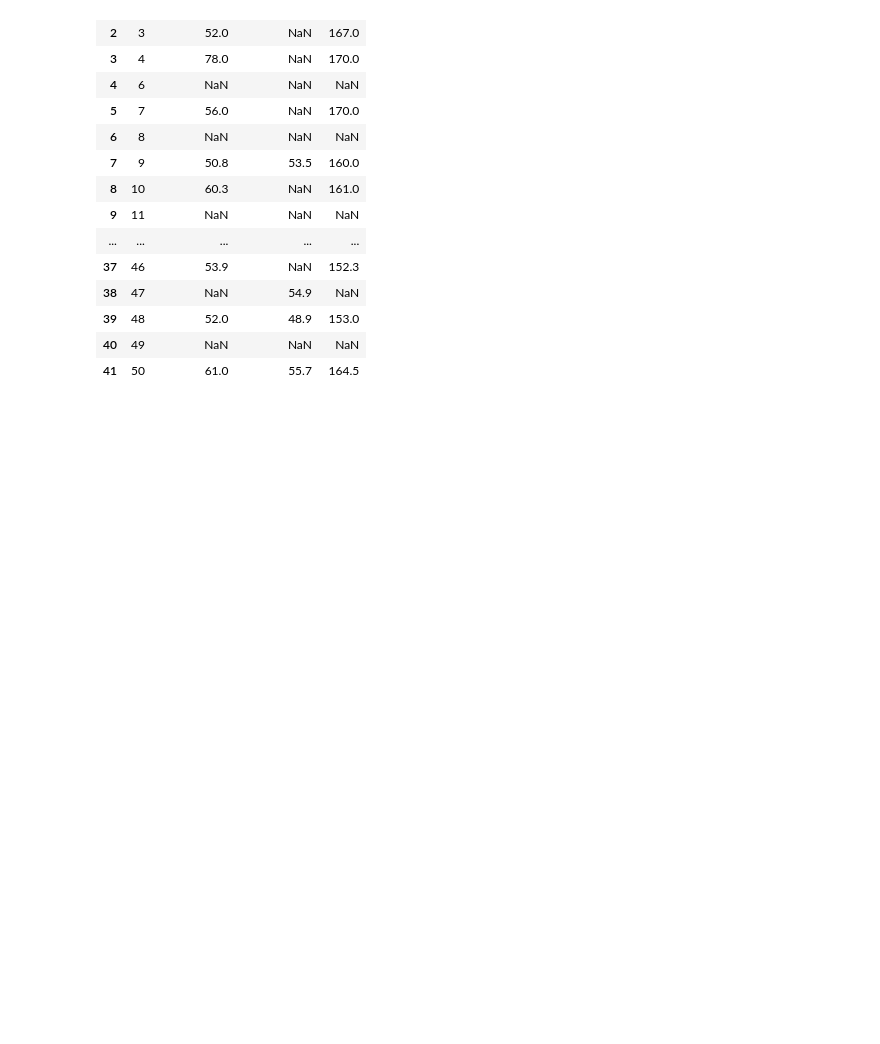
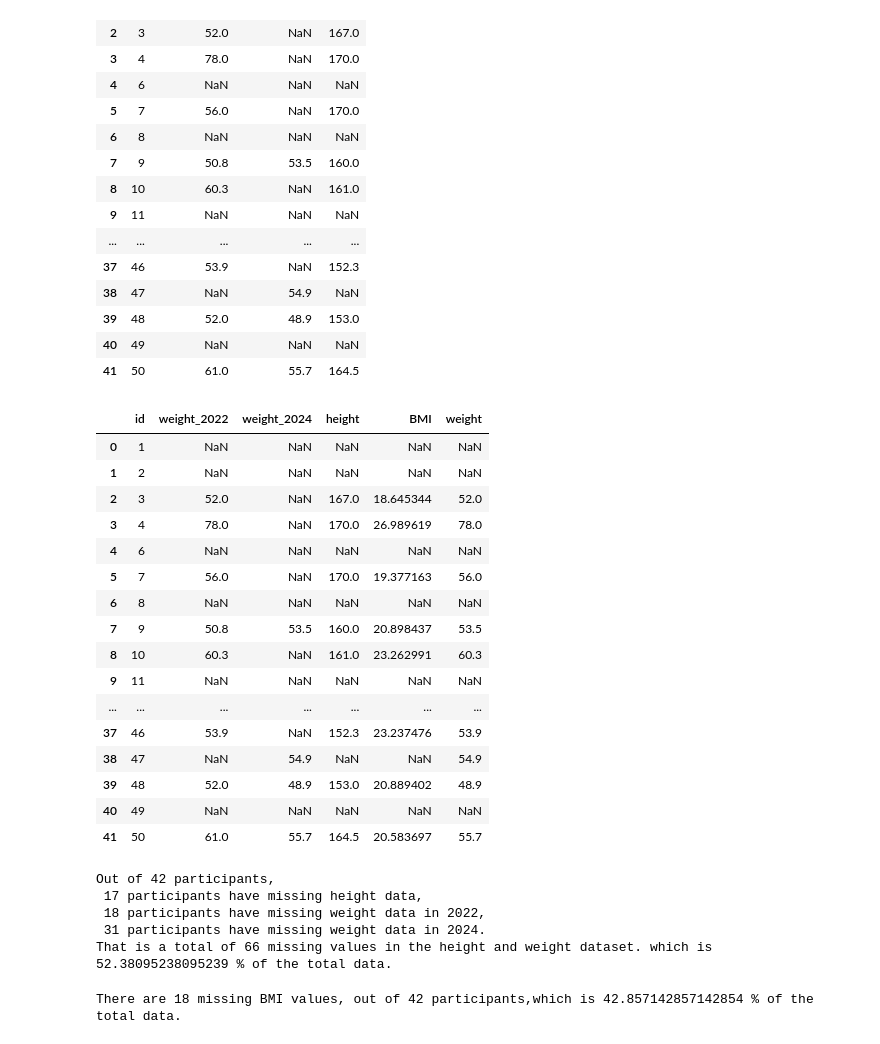
Before and after one commit to EstelleWang-UofT/ML-for-Women, a Jupyter notebook: notebooks/physical activity/mcphases_physical_activity 111.ipynb, the cells around one changed output. Cells and saved outputs as stored; diff of their text form; code cells hidden in the pictures; blank space fills up the shorter version.

Commit message:
data processing 2

```diff
--- a/notebooks/physical activity/mcphases_physical_activity 111.ipynb
+++ b/notebooks/physical activity/mcphases_physical_activity 111.ipynb
@@ -23,7 +24,7 @@ calories = pd.read_csv(os.path.join(data_dir, 'calories.csv'))
 demographic_vo2_max = pd.read_csv(os.path.join(data_dir, 'demographic_vo2_max.csv'))
 # exercise = pd.read_csv(os.path.join(data_dir, 'exercise.csv'))
 time_in_heart_rate_zones = pd.read_csv(os.path.join(data_dir, 'time_in_heart_rate_zones.csv'))
-height_and_weight = pd.read_csv(os.path.join(data_dir, 'height_and_weight.csv'))
+# height_and_weight = pd.read_csv(os.path.join(data_dir, 'height_and_weight.csv'))
 subject_info = pd.read_csv(os.path.join(data_dir, 'subject-info.csv'))
 hormones_and_selfreport = pd.read_csv(os.path.join(data_dir, 'hormones_and_selfreport.csv'))
 
@@ -224,3 +231,51 @@ height_and_weight.head(100)
 | 39 | 48 | 52.0 | 48.9 | 153.0 |
 | 40 | 49 | NaN | NaN | NaN |
 | 41 | 50 | 61.0 | 55.7 | 164.5 |
+# %%
+height_and_weight["weight"] = (
+    height_and_weight["weight_2024"]
+    .fillna(height_and_weight["weight_2022"])
+)
+
+height_and_weight["BMI"] = (
+    height_and_weight["weight"] /
+    (height_and_weight["height"] / 100) ** 2
+)
+
+height_and_weight.head(50)
+# %% [output]
+|  | id | weight_2022 | weight_2024 | height | BMI | weight |
+| 0 | 1 | NaN | NaN | NaN | NaN | NaN |
+| 1 | 2 | NaN | NaN | NaN | NaN | NaN |
+| 2 | 3 | 52.0 | NaN | 167.0 | 18.645344 | 52.0 |
+| 3 | 4 | 78.0 | NaN | 170.0 | 26.989619 | 78.0 |
+| 4 | 6 | NaN | NaN | NaN | NaN | NaN |
+| 5 | 7 | 56.0 | NaN | 170.0 | 19.377163 | 56.0 |
+| 6 | 8 | NaN | NaN | NaN | NaN | NaN |
+| 7 | 9 | 50.8 | 53.5 | 160.0 | 20.898437 | 53.5 |
+| 8 | 10 | 60.3 | NaN | 161.0 | 23.262991 | 60.3 |
+| 9 | 11 | NaN | NaN | NaN | NaN | NaN |
+| ... | ... | ... | ... | ... | ... | ... |
+| 37 | 46 | 53.9 | NaN | 152.3 | 23.237476 | 53.9 |
+| 38 | 47 | NaN | 54.9 | NaN | NaN | 54.9 |
+| 39 | 48 | 52.0 | 48.9 | 153.0 | 20.889402 | 48.9 |
+| 40 | 49 | NaN | NaN | NaN | NaN | NaN |
+| 41 | 50 | 61.0 | 55.7 | 164.5 | 20.583697 | 55.7 |
+# %%
+print("Out of 42 participants,\n", height_and_weight["height"].isna().sum(), "participants have missing height data,\n",
+      height_and_weight["weight_2022"].isna().sum(), "participants have missing weight data in 2022,\n",
+      height_and_weight["weight_2024"].isna().sum(), "participants have missing weight data in 2024.")
+total_missing = height_and_weight["height"].isna().sum() + height_and_weight["weight_2022"].isna().sum() + height_and_weight["weight_2024"].isna().sum()
+print("That is a total of", total_missing, "missing values in the height and weight dataset.",
+      "which is", (total_missing / (42 * 3) * 100), "% of the total data.")
+# %% [output]
+Out of 42 participants,
+ 17 participants have missing height data,
+ 18 participants have missing weight data in 2022,
+ 31 participants have missing weight data in 2024.
+That is a total of 66 missing values in the height and weight dataset. which is 52.38095238095239 % of the total data.
+# %%
+print("There are", height_and_weight["BMI"].isna().sum(), "missing BMI values, out of 42 participants," \
+"which is", (height_and_weight["BMI"].isna().sum() / 42 * 100), "% of the total data.")
+# %% [output]
+There are 18 missing BMI values, out of 42 participants,which is 42.857142857142854 % of the total data.
```
Also changed, not shown: parts of 6 cells of this notebook.
